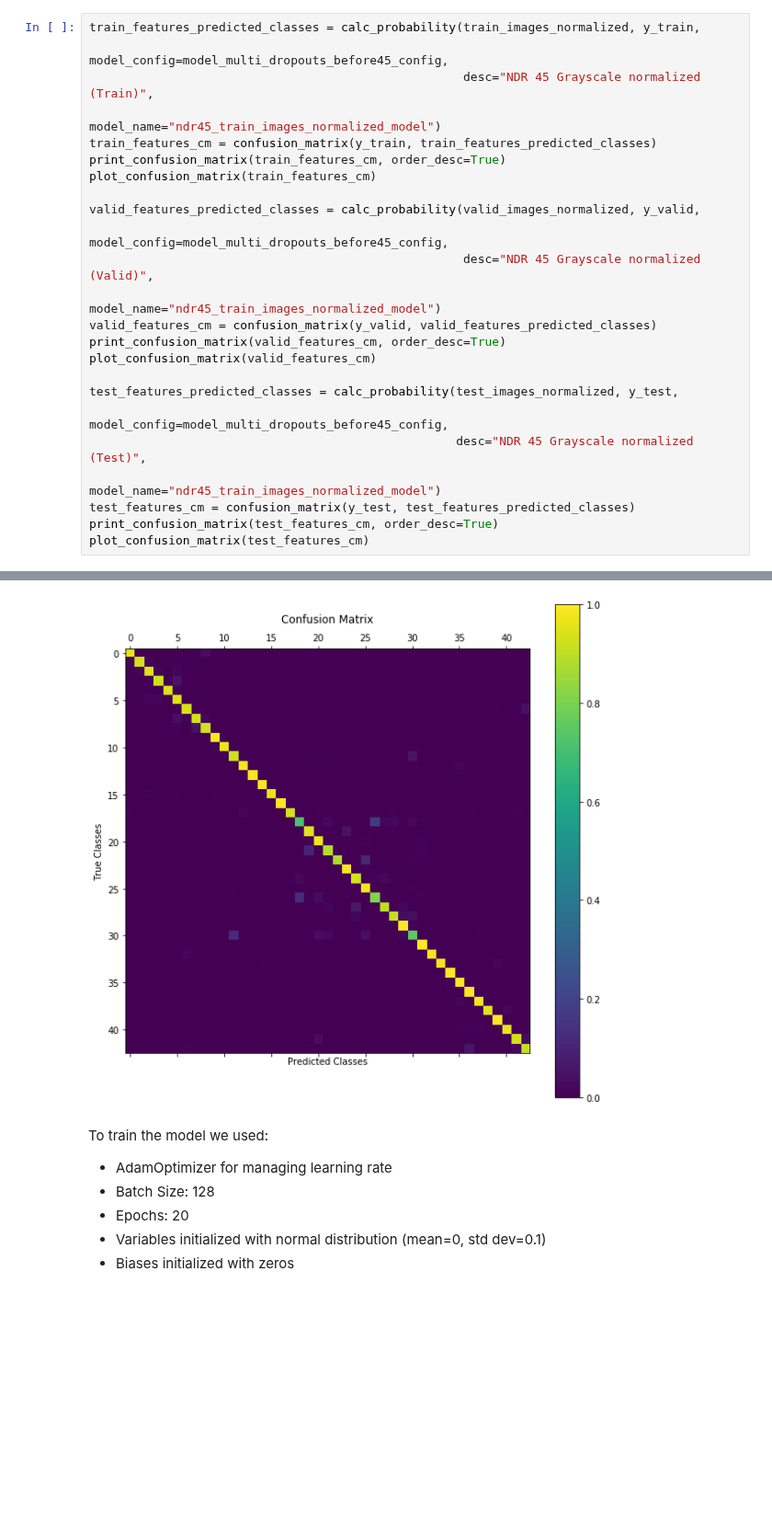
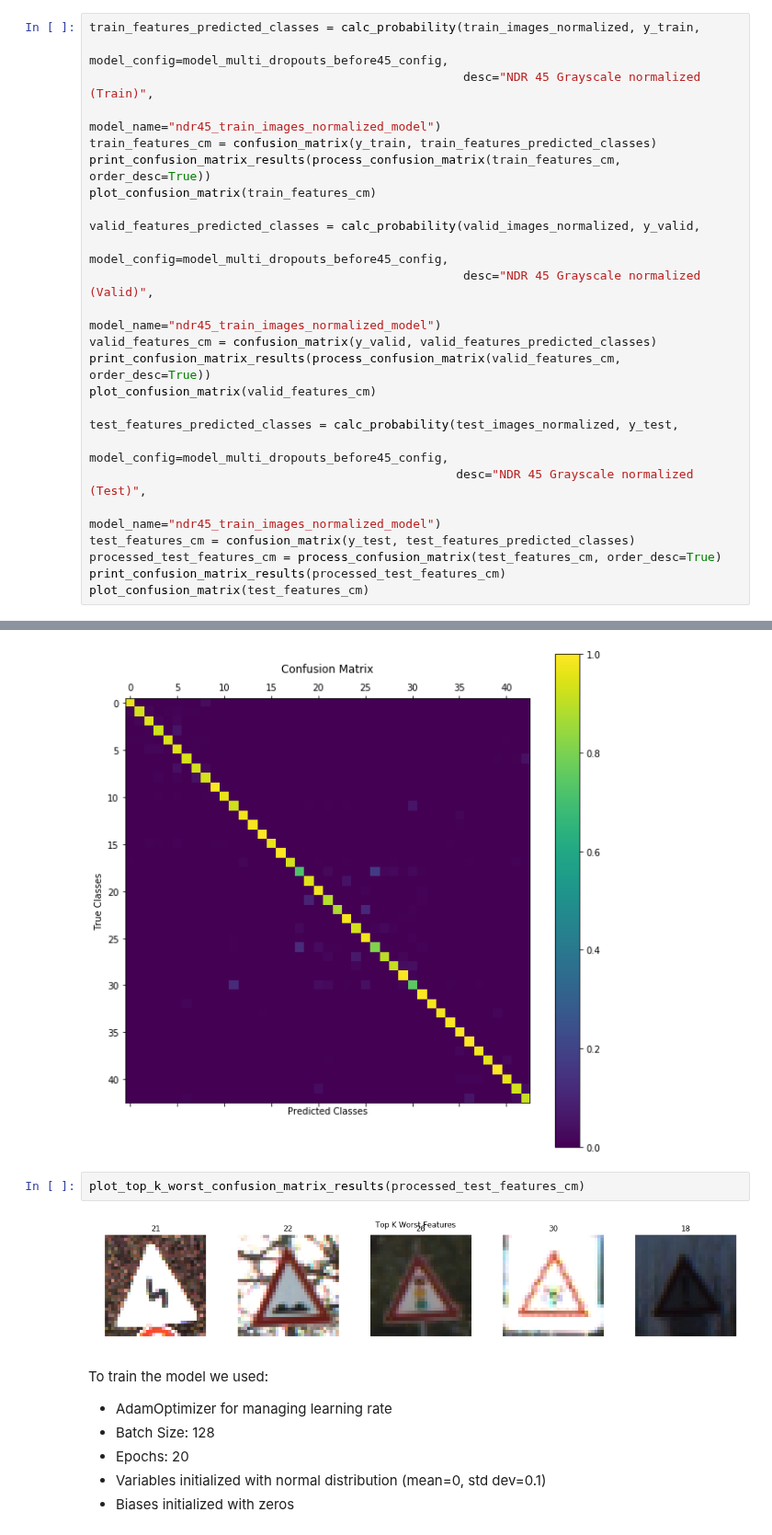
Before and after one commit to volkodava/CarND-Traffic-Sign-Classifier-Project, a Jupyter notebook: Traffic_Sign_Classifier.ipynb, the cells around one changed output, grey strips where cells are left out. Shown at 92% size. Saved outputs shown, nothing was run; the diff lists cells and outputs as text; blank space fills up the shorter version.

```diff
--- a/Traffic_Sign_Classifier.ipynb
+++ b/Traffic_Sign_Classifier.ipynb
@@ -884,7 +905,7 @@ train_features_predicted_classes = calc_probability(train_images_normalized, y_t
                                                     desc="NDR 45 Grayscale normalized (Train)",
                                                     model_name="ndr45_train_images_normalized_model")
 train_features_cm = confusion_matrix(y_train, train_features_predicted_classes)
-print_confusion_matrix(train_features_cm, order_desc=True)
+print_confusion_matrix_results(process_confusion_matrix(train_features_cm, order_desc=True))
 plot_confusion_matrix(train_features_cm)
 
 valid_features_predicted_classes = calc_probability(valid_images_normalized, y_valid,
@@ -892,7 +913,7 @@ valid_features_predicted_classes = calc_probability(valid_images_normalized, y_v
                                                     desc="NDR 45 Grayscale normalized (Valid)",
                                                     model_name="ndr45_train_images_normalized_model")
 valid_features_cm = confusion_matrix(y_valid, valid_features_predicted_classes)
-print_confusion_matrix(valid_features_cm, order_desc=True)
+print_confusion_matrix_results(process_confusion_matrix(valid_features_cm, order_desc=True))
 plot_confusion_matrix(valid_features_cm)
 
 test_features_predicted_classes = calc_probability(test_images_normalized, y_test,
@@ -900,7 +921,8 @@ test_features_predicted_classes = calc_probability(test_images_normalized, y_tes
                                                    desc="NDR 45 Grayscale normalized (Test)",
                                                    model_name="ndr45_train_images_normalized_model")
 test_features_cm = confusion_matrix(y_test, test_features_predicted_classes)
-print_confusion_matrix(test_features_cm, order_desc=True)
+processed_test_features_cm = process_confusion_matrix(test_features_cm, order_desc=True)
+print_confusion_matrix_results(processed_test_features_cm)
 plot_confusion_matrix(test_features_cm)
 # %% [output]
 Calculate probability model ndr45_train_images_normalized_model
@@ -957,6 +979,10 @@ NDR 45 Grayscale normalized (Test)
 72.05% - 18 / General caution
 Accuracy: Mean: 94.443% Std: 6.082
 [figure]
+# %%
+plot_top_k_worst_confusion_matrix_results(processed_test_features_cm)
+# %% [output]
+[figure, added]
 # %% [markdown]
 To train the model we used:
 - AdamOptimizer for managing learning rate
```
Also changed, not shown: parts of 7 cells of this notebook, 3 other files.
